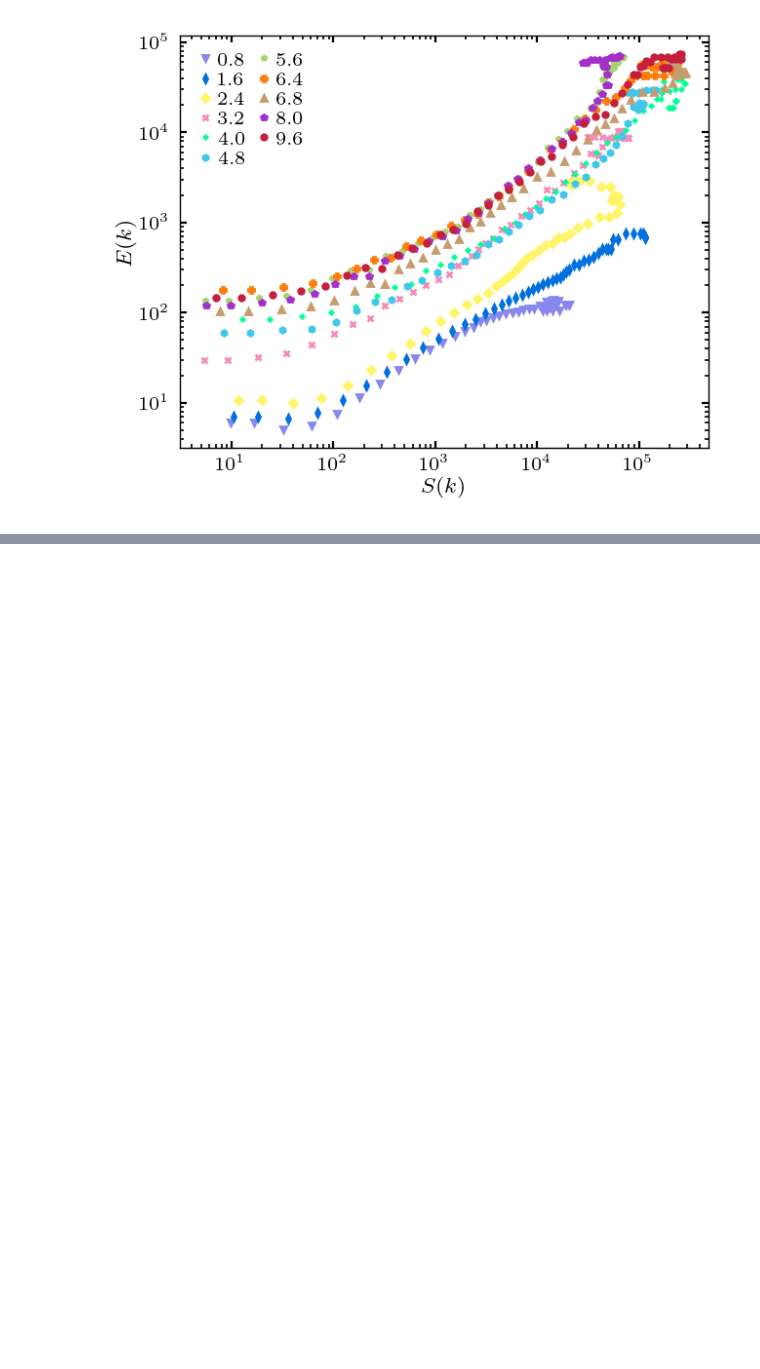
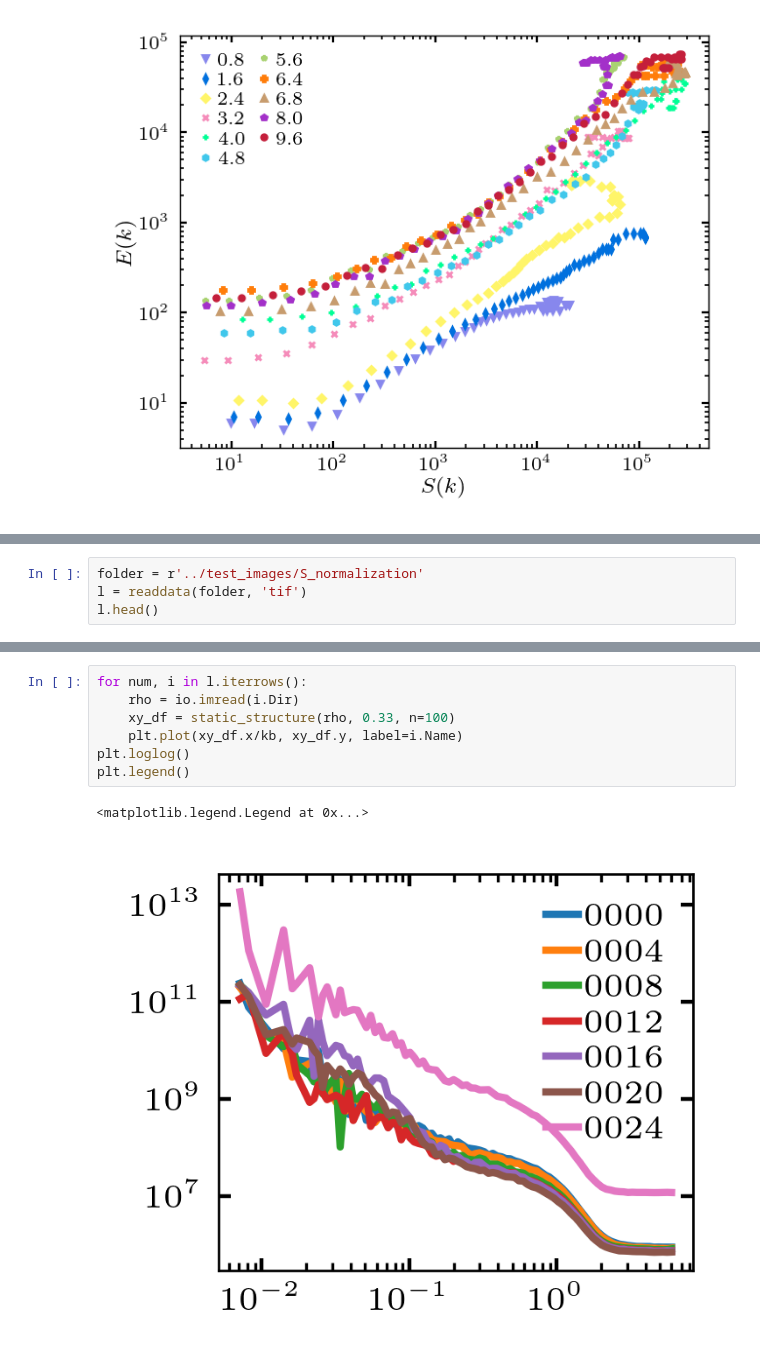
Before and after one commit to ZLoverty/Python, a Jupyter notebook: Correlation/src/fig-5_energy-spectrum.ipynb, the cells around one changed output, grey strips where cells are left out. Saved outputs shown, nothing was run; the diff lists cells and outputs as text; blank space fills up the shorter version.

```diff
--- a/Correlation/src/fig-5_energy-spectrum.ipynb
+++ b/Correlation/src/fig-5_energy-spectrum.ipynb
@@ -1266,0 +1278,4 @@ ss[c].shape
+# %%
+folder = r'../test_images/S_normalization'
+l = readdata(folder, 'tif')
+l.head()
@@ -1266,0 +1289,10 @@ ss[c].shape
+# %%
+for num, i in l.iterrows():
+    rho = io.imread(i.Dir)
+    xy_df = static_structure(rho, 0.33, n=100)
+    plt.plot(xy_df.x/kb, xy_df.y, label=i.Name)
+plt.loglog()
+plt.legend()
+# %% [output]
+<matplotlib.legend.Legend at 0x...>
+[figure, added]
```
Also changed, not shown: parts of 5 cells of this notebook, 8 other files.
